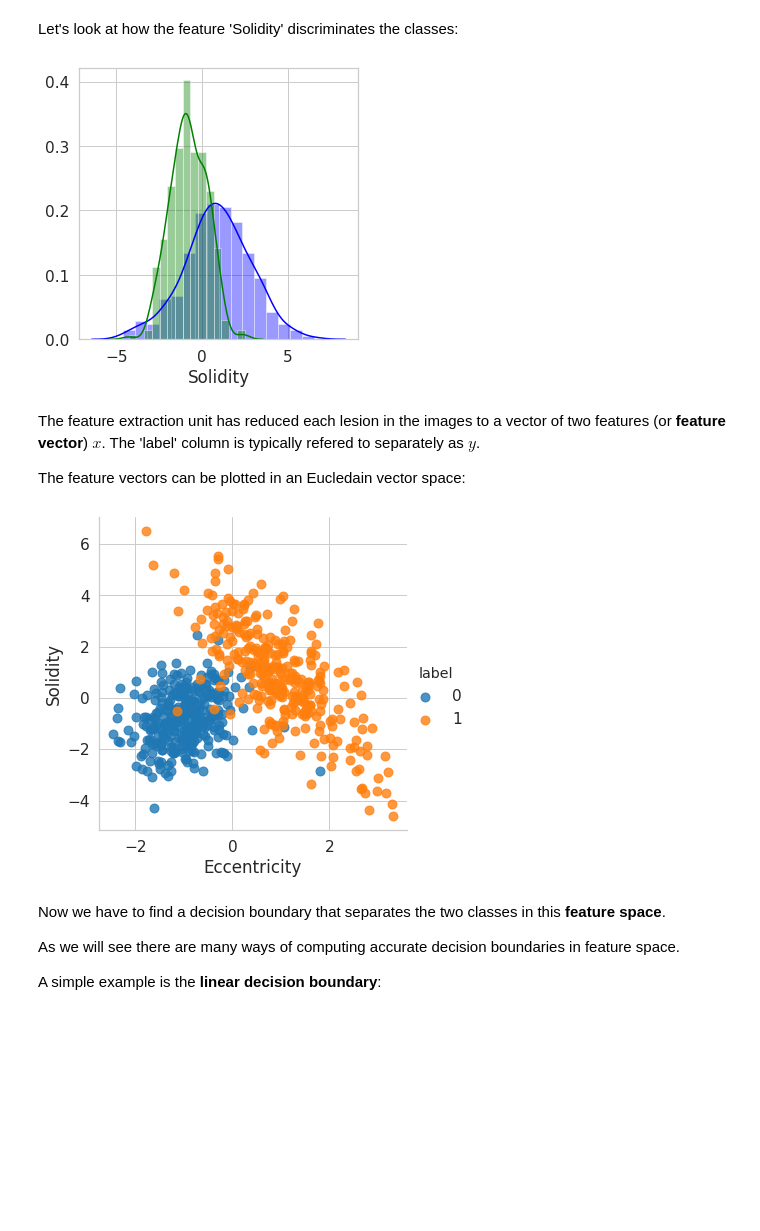
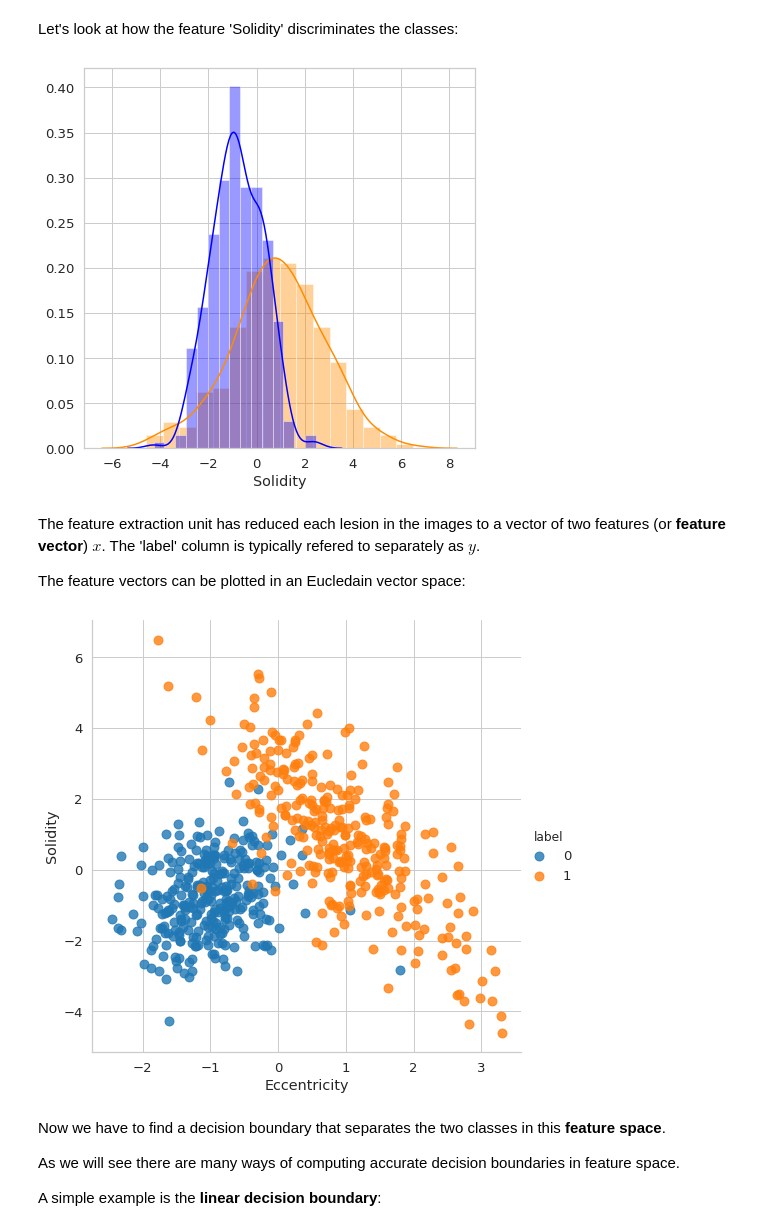
Before and after one commit to mtthsmoore/PRACTUNFINISHED_class_K-means, a Jupyter notebook: notebooks/0_introduction/0_Introduction.ipynb, the cells around one changed output. Saved outputs shown, nothing was run; the diff lists cells and outputs as text; code cells hidden in the pictures; blank space fills up the shorter version.

```diff
--- a/notebooks/0_introduction/0_Introduction.ipynb
+++ b/notebooks/0_introduction/0_Introduction.ipynb
@@ -6,6 +6,6 @@ import matplotlib.pyplot as plt;
 import numpy as np;
 import pandas as pd;
 import seaborn as sns;
-sns.set_context("notebook", font_scale=1.4);
+sns.set_context("notebook", font_scale=1.2);
 sns.set_style("whitegrid");
 # %%
@@ -257,12 +267,12 @@ Shape of data set: (600, 3)
 # %% [markdown]
 Let's look at how the feature 'Solidity' discriminates the classes:
 # %%
-plt.figure(figsize=(5,5))
-sns.distplot(dataset_mel[dataset_mel['label']==1]['Solidity'], color="b")
-sns.distplot(dataset_mel[dataset_mel['label']==0]['Solidity'], color="g")
+plt.figure(figsize=(7,7))
+sns.distplot(dataset_mel[dataset_mel['label']==1]['Solidity'], color="#FF8C00")
+sns.distplot(dataset_mel[dataset_mel['label']==0]['Solidity'], color="#0000FF")
 plt.show()
 # %% [output]
-[figure, old version]
+[figure, new version]
 # %% [markdown]
 The feature extraction unit has reduced each lesion in the images to a vector of two features (or **feature vector**)
 $x$. The 'label' column is typically refered to separately as $y$.
@@ -270,10 +280,10 @@ $x$. The 'label' column is typically refered to separately as $y$.
 The feature vectors can be plotted in an Eucledain vector space:
 # %%
 sns.lmplot(x="Eccentricity", y="Solidity", data=dataset_mel, hue='label',
-           fit_reg=False, size=5.5, scatter_kws={"s": 80})
+           fit_reg=False, size=7, scatter_kws={"s": 80})
 plt.show()
 # %% [output]
-[figure, old version]
+[figure, new version]
 # %% [markdown]
 Now we have to find a decision boundary that separates the two classes in this **feature space**.
 
```
Also changed, not shown: parts of 12 cells of this notebook.
